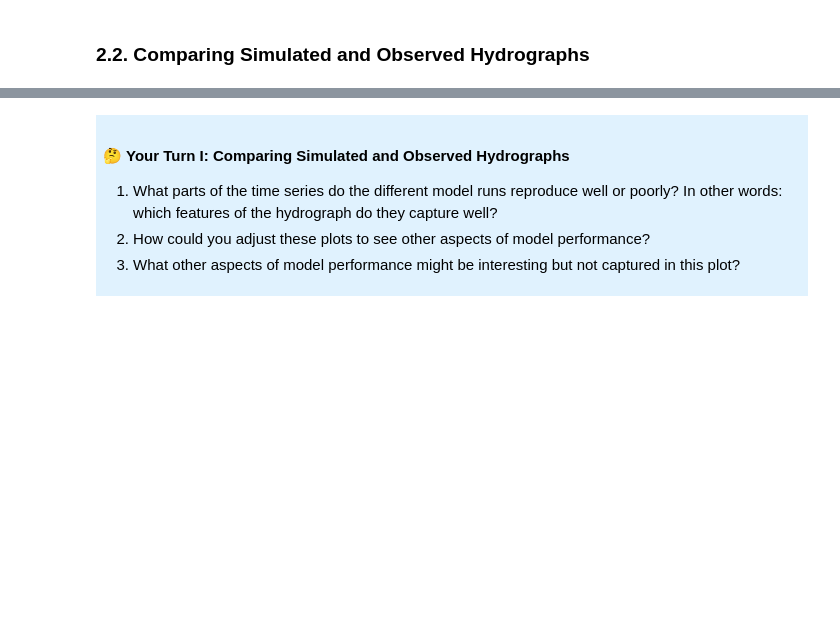
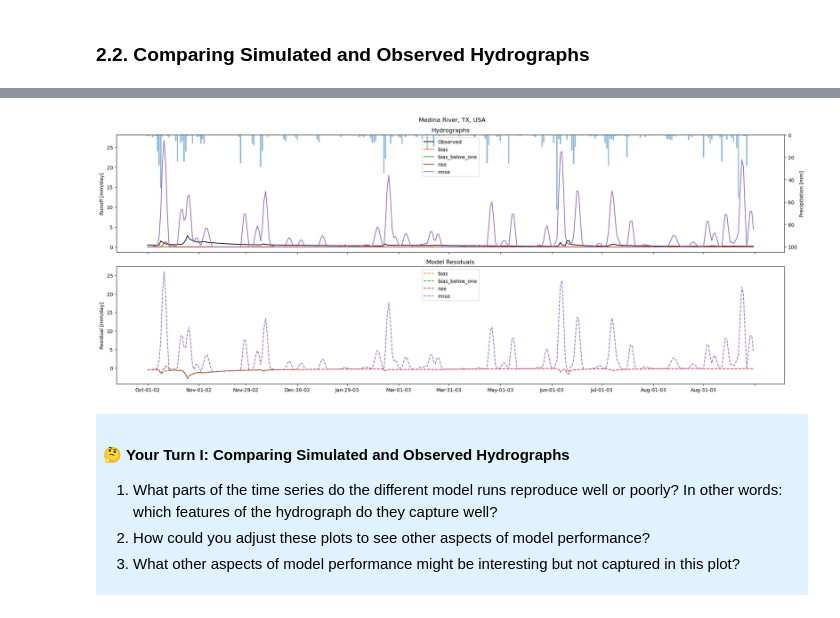
Before and after one commit to HydroSysPotsdam/Environmental-Modelling-Process, a Jupyter notebook: GEE-SE03-T03/2 a - Visual model output inspection.ipynb, the cells around one changed output, grey strips where cells are left out. Drawn from its saved outputs; the diff is of its cells as text; code cells hidden in the pictures; blank space fills up the shorter version.

Commit message:
switched to HBV model; minor changes

```diff
--- a/GEE-SE03-T03/2 a - Visual model output inspection.ipynb
+++ b/GEE-SE03-T03/2 a - Visual model output inspection.ipynb
@@ -46,3 +41,12 @@ import matplotlib.dates as mdate
 from ipywidgets import interact, Dropdown
+# %%
+def hbv(par, precip, temp, evap):
+    # Run HBV snow routine
+    p_s, _, _ = HBV.snow_routine(par[:4], temp, precip)
+    # Run HBV runoff simulation
+    Case = 1 # for now we assume that the preferred path in the upper zone is runoff (Case = 1), it can be set to percolation (Case = 2)
+    ini = np.array([0,0,0]) # initial state
+    runoff_sim, _, _ = HBV.hbv_sim(par[4:], p_s, evap, Case, ini)
+    return runoff_sim
 # %% [markdown]
 ### 2.1. Read Catchment Data, Prepare Model Input
@@ -150,3 +96,39 @@ Parameters for Medina River, TX, USA (blue): Sm=186.299, beta=1.437, alfa=0.092,
+# %%
+fig, axs = plt.subplots(2, 1, figsize=(20, 8), sharex=True)
+
+# plot the observed data
+axs[0].plot(df_obs["Date"], df_obs["Q [mm/day]"], color="black", label="Observed")
+axs[0].xaxis.set_major_locator(mdates.MonthLocator())
+
+# plot precipitation on inverted axis
+axi = axs[0].twinx()
+axi.invert_yaxis()
+axi.bar(df_obs["Date"], P, alpha=0.5)
+axi.set_ylabel("Precipitation [mm]")
+axi.set_ylim(axi.get_ylim()[0]*1.5, 0)
+
+for i, obj_fun in enumerate(obj_funs):
+
+    # extract parameters and run HBV
+    params = df_par[df_par.objective_function == obj_fun].iloc[0,2:].to_numpy()
+    Q_sim  = hbv(params, P, temp, evap)
+
+    # plot the simulated hydrograph and model residuals
+    axs[0].plot(df_obs["Date"], Q_sim, color=f"C{i + 1}", label=obj_fun)
+    axs[1].plot(df_obs["Date"], Q_sim - df_obs["Q [mm/day]"], color=f"C{i + 1}", ls="--", label=obj_fun)
+
+fig.suptitle(catchment_name)
+axs[0].set_title(f"Hydrographs")
+axs[1].set_title(f"Model Residuals")
+axs[0].legend()
+axs[1].legend()
+axs[0].set_ylabel("Runoff [mm/day]")
+axs[1].set_ylabel("Residual [mm/day]")
+
+plt.tight_layout()
+plt.show()
+# %% [output]
+[figure, added]
 # %% [markdown]
 <div style="background:#e0f2fe; padding: 1%; border:1mm solid SkyBlue;">
     <h4><span>&#129300 </span>Your Turn I: Comparing Simulated and Observed Hydrographs</h4>
```
Also changed, not shown: parts of 11 cells of this notebook, 1 other file.
